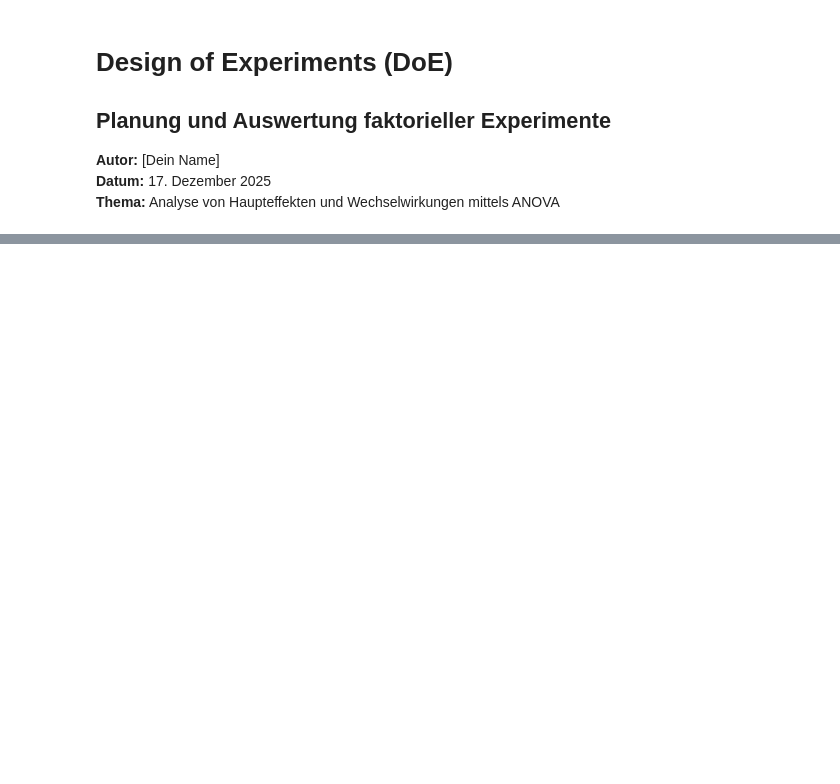
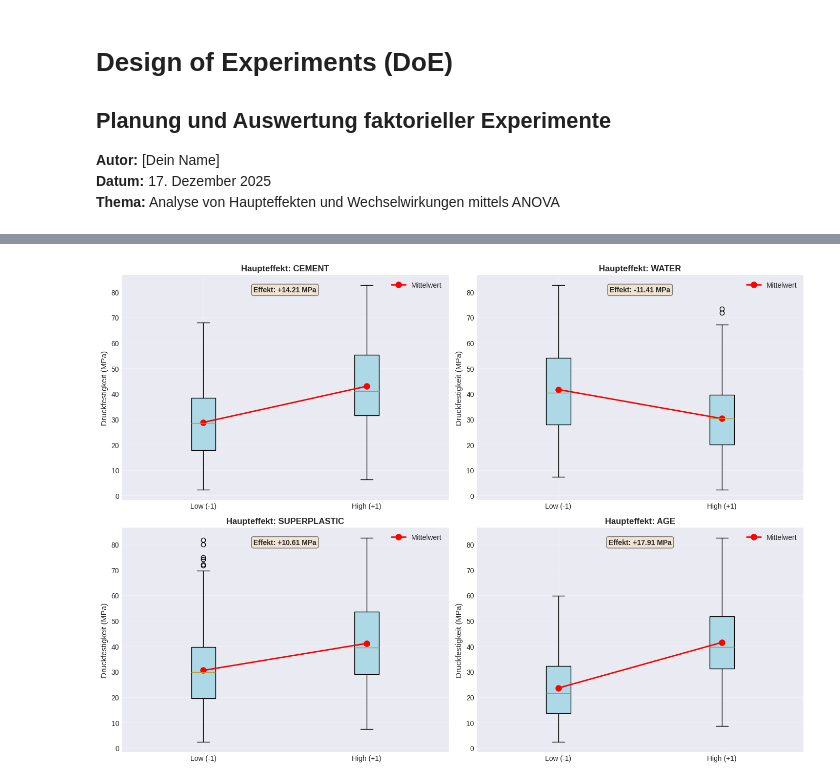
Before and after one commit to ibinsandig/DA-Design-of-Experiments, a Jupyter notebook: perplexity.ipynb, the cells around one changed output, grey strips where cells are left out. Drawn from its saved outputs; the diff is of its cells as text; code cells hidden in the pictures; blank space fills up the shorter version.

```diff
--- a/perplexity.ipynb
+++ b/perplexity.ipynb
@@ -63 +441,39 @@ sns.set_palette("husl")
+# %%
+fig, axes = plt.subplots(2, 2, figsize=(14, 10))
+axes = axes.ravel()
+
+for idx, factor in enumerate(factors_to_categorize):
+    factor_level_col = f'{factor}_level'
+
+    low_data = df_doe[df_doe[factor_level_col] == -1]['strength']
+    high_data = df_doe[df_doe[factor_level_col] == 1]['strength']
+
+    # Box Plot
+    data_to_plot = [low_data, high_data]
+    bp = axes[idx].boxplot(data_to_plot, labels=['Low (-1)', 'High (+1)'], patch_artist=True)
+
+    # Färbung
+    for patch in bp['boxes']:
+        patch.set_facecolor('lightblue')
+
+    # Mittelwerte als Punkte
+    means = [low_data.mean(), high_data.mean()]
+    axes[idx].plot([1, 2], means, 'ro-', linewidth=2, markersize=8, label='Mittelwert')
+
+    axes[idx].set_title(f'Haupteffekt: {factor.upper()}', fontsize=12, fontweight='bold')
+    axes[idx].set_ylabel('Druckfestigkeit (MPa)', fontsize=11)
+    axes[idx].grid(True, alpha=0.3)
+    axes[idx].legend()
+
+    # Effekt-Wert anzeigen
+    effect = main_effects[factor]['effect']
+    axes[idx].text(0.5, 0.95, f'Effekt: {effect:+.2f} MPa',
+                   transform=axes[idx].transAxes, ha='center', va='top',
+                   bbox=dict(boxstyle='round', facecolor='wheat', alpha=0.5),
+                   fontsize=10, fontweight='bold')
+
+plt.tight_layout()
+plt.show()
+# %% [output]
+[figure, added]
 # %% [markdown]
```
Also changed, not shown: parts of 31 cells of this notebook.
